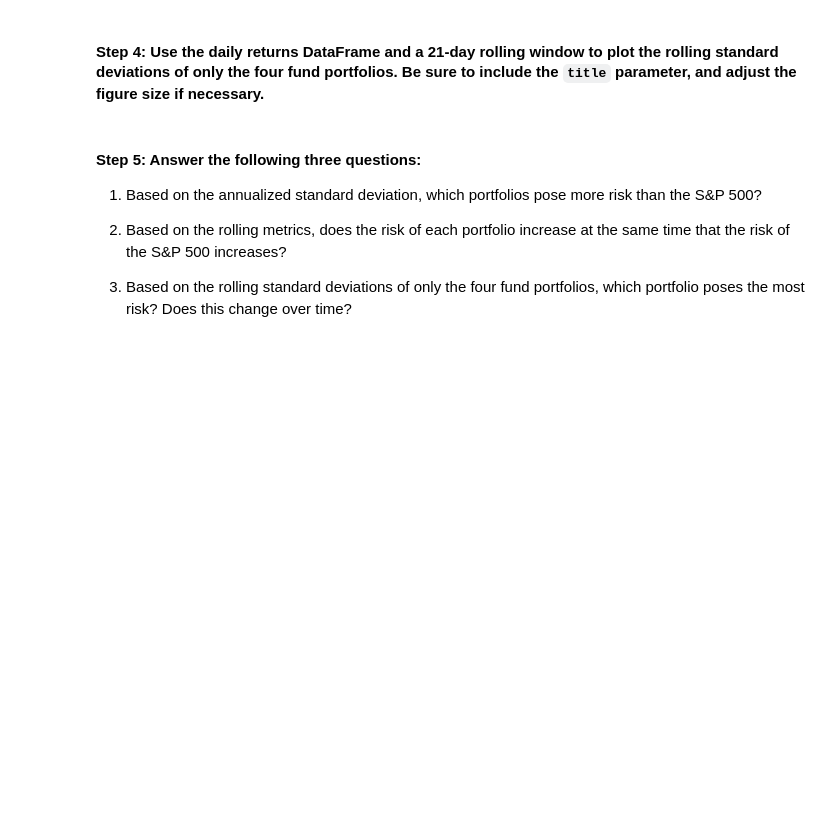
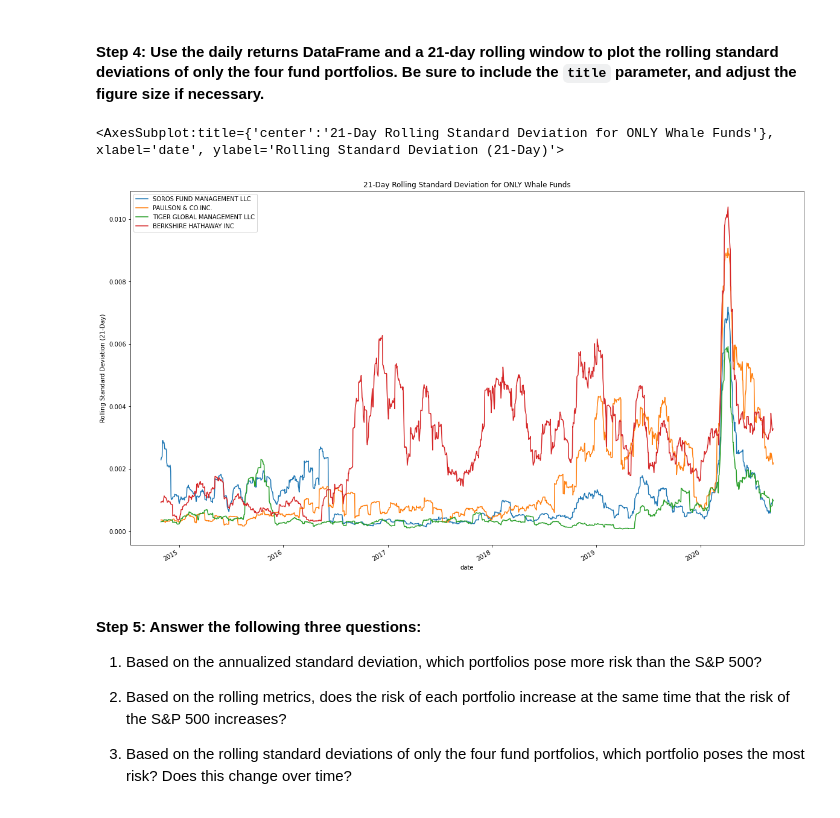
Before and after one commit to chdi2942/Risk_Return_Analysis, a Jupyter notebook: risk_return_analysis.ipynb, the cells around one changed output. Saved outputs shown, nothing was run; the diff lists cells and outputs as text; code cells hidden in the pictures; blank space fills up the shorter version.

```diff
--- a/risk_return_analysis.ipynb
+++ b/risk_return_analysis.ipynb
@@ -250,7 +274,11 @@ Evaluate the risk profile of each portfolio by using the standard deviation and
 # %%
 # Using the daily return data and a 21-day rolling window, plot the rolling standard deviation of just the 4 portfolios.
 # Include a title parameter and adjust the figure size
-# YOUR CODE HERE
+just_whale_std_21 = just_whale_daily_return.rolling(window=21).std()
+just_whale_std_21.plot(title="21-Day Rolling Standard Deviation for ONLY Whale Funds", figsize=(20,12), legend=True, ylabel="Rolling Standard Deviation (21-Day)")
+# %% [output]
+<AxesSubplot:title={'center':'21-Day Rolling Standard Deviation for ONLY Whale Funds'}, xlabel='date', ylabel='Rolling Standard Deviation (21-Day)'>
+[figure, added]
 # %% [markdown]
 #### Step 5: Answer the following three questions:
 
```
Also changed, not shown: parts of 10 cells of this notebook.
